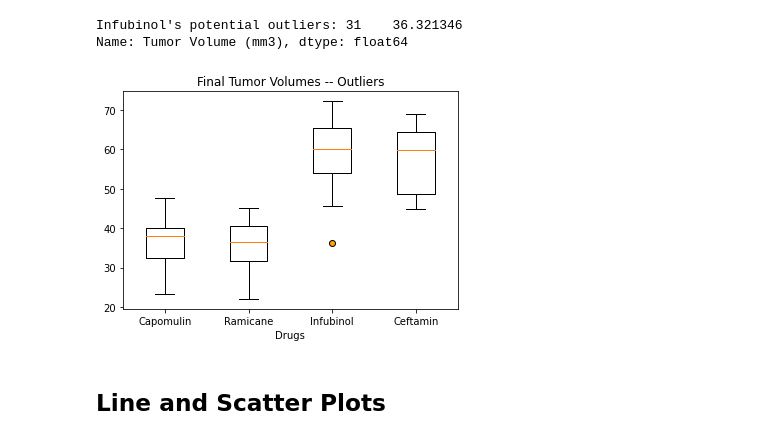
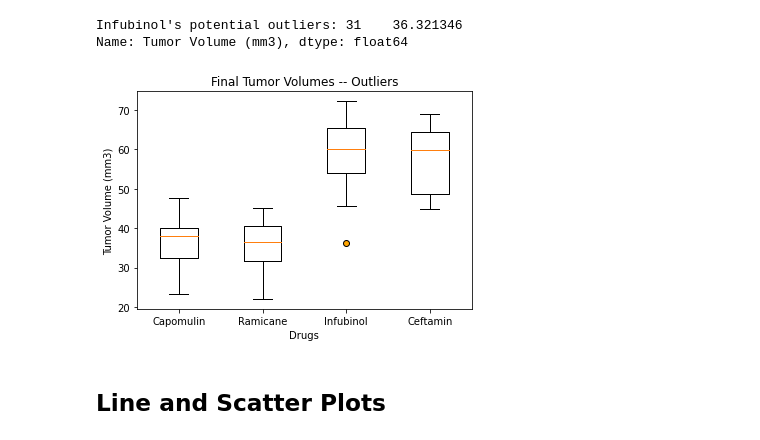
Before and after one commit to rutili/Matplotlib-Project, a Jupyter notebook: Pymaceuticals/pymaceuticals_starter.ipynb, the cells around one changed output. Drawn from its saved outputs; the diff is of its cells as text; code cells hidden in the pictures.

```diff
--- a/Pymaceuticals/pymaceuticals_starter.ipynb
+++ b/Pymaceuticals/pymaceuticals_starter.ipynb
@@ -216,18 +216,18 @@ Name: Tumor Volume (mm3), dtype: float64
 # %%
 # Generate a box plot of the final tumor volume of each mouse across four regimens of interest
 
 b_d = dict(markerfacecolor='Orange', marker='o')
 plt.boxplot(tumvollst, flierprops=b_d)
 
 plt.title('Final Tumor Volumes -- Outliers')
 
 plt.xlabel('Drugs')
-
-plt.xticks(np.arange(1,5), labels=drlst)
+plt.ylabel('Tumor Volume (mm3)')
+plt.xticks(np.arange(1,5), labels=trtmntlst)
 
 plt.show()
 # %% [output]
-[figure, old version]
+[figure, new version]
 # %% [markdown]
 ## Line and Scatter Plots
 # %%
```
Also changed, not shown: parts of 1 cell of this notebook.
